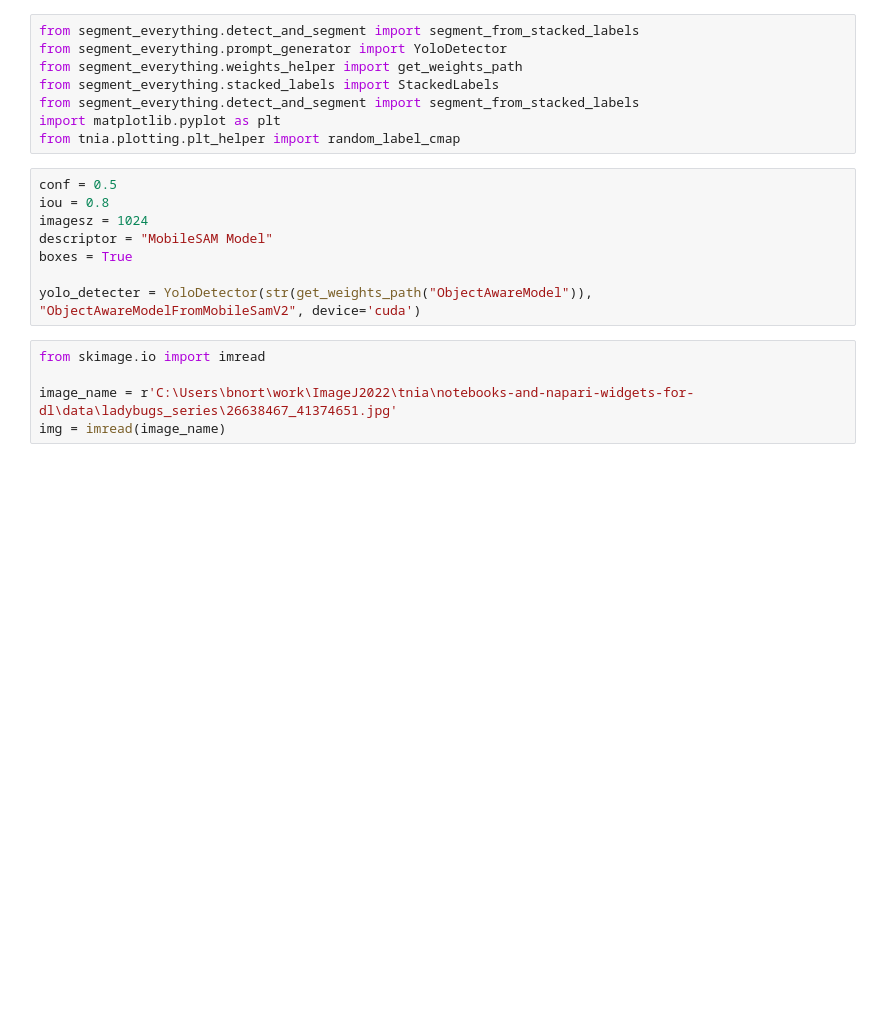
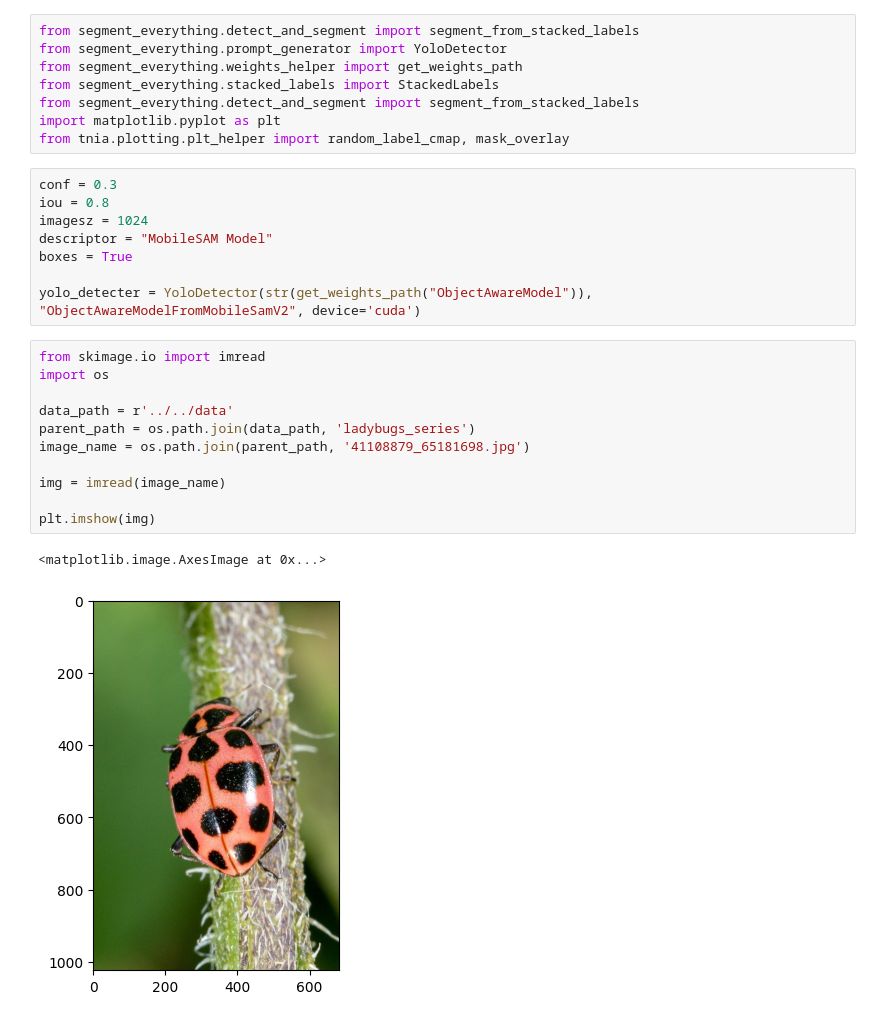
Before and after one commit to True-North-Intelligent-Algorithms/notebooks-and-napari-widgets-for-dl, a Jupyter notebook: docs/30_segment_everything/20_mobile_sam.ipynb, the cells around one changed output. Cells and saved outputs as stored; diff of their text form; blank space fills up the shorter version.

```diff
--- a/docs/30_segment_everything/20_mobile_sam.ipynb
+++ b/docs/30_segment_everything/20_mobile_sam.ipynb
@@ -7,20 +11,29 @@ from segment_everything.weights_helper import get_weights_path
 from segment_everything.stacked_labels import StackedLabels
 from segment_everything.detect_and_segment import segment_from_stacked_labels
 import matplotlib.pyplot as plt
-from tnia.plotting.plt_helper import random_label_cmap
+from tnia.plotting.plt_helper import random_label_cmap, mask_overlay
 # %%
-conf = 0.5
+conf = 0.3
 iou = 0.8
 imagesz = 1024
 descriptor = "MobileSAM Model"
 boxes = True
 
 yolo_detecter = YoloDetector(str(get_weights_path("ObjectAwareModel")), "ObjectAwareModelFromMobileSamV2", device='cuda')
-# %%
-from skimage.io import imread
-
-image_name = r'C:\Users\bnort\work\ImageJ2022\tnia\notebooks-and-napari-widgets-for-dl\data\ladybugs_series\26638467_41374651.jpg'
-img = imread(image_name)
+# %%
+from skimage.io import imread
+import os
+
+data_path = r'../../data'
+parent_path = os.path.join(data_path, 'ladybugs_series')
+image_name = os.path.join(parent_path, '41108879_65181698.jpg')
+
+img = imread(image_name)
+
+plt.imshow(img)
+# %% [output]
+<matplotlib.image.AxesImage at 0x...>
+[figure, added]
 # %%
 results = yolo_detecter.get_results(img, conf=conf, iou= iou, imgsz=imagesz, max_det=10000)
 bbs=results[0].boxes.xyxy.cpu().numpy()
```
Also changed, not shown: parts of 7 cells of this notebook, 18 other files.
